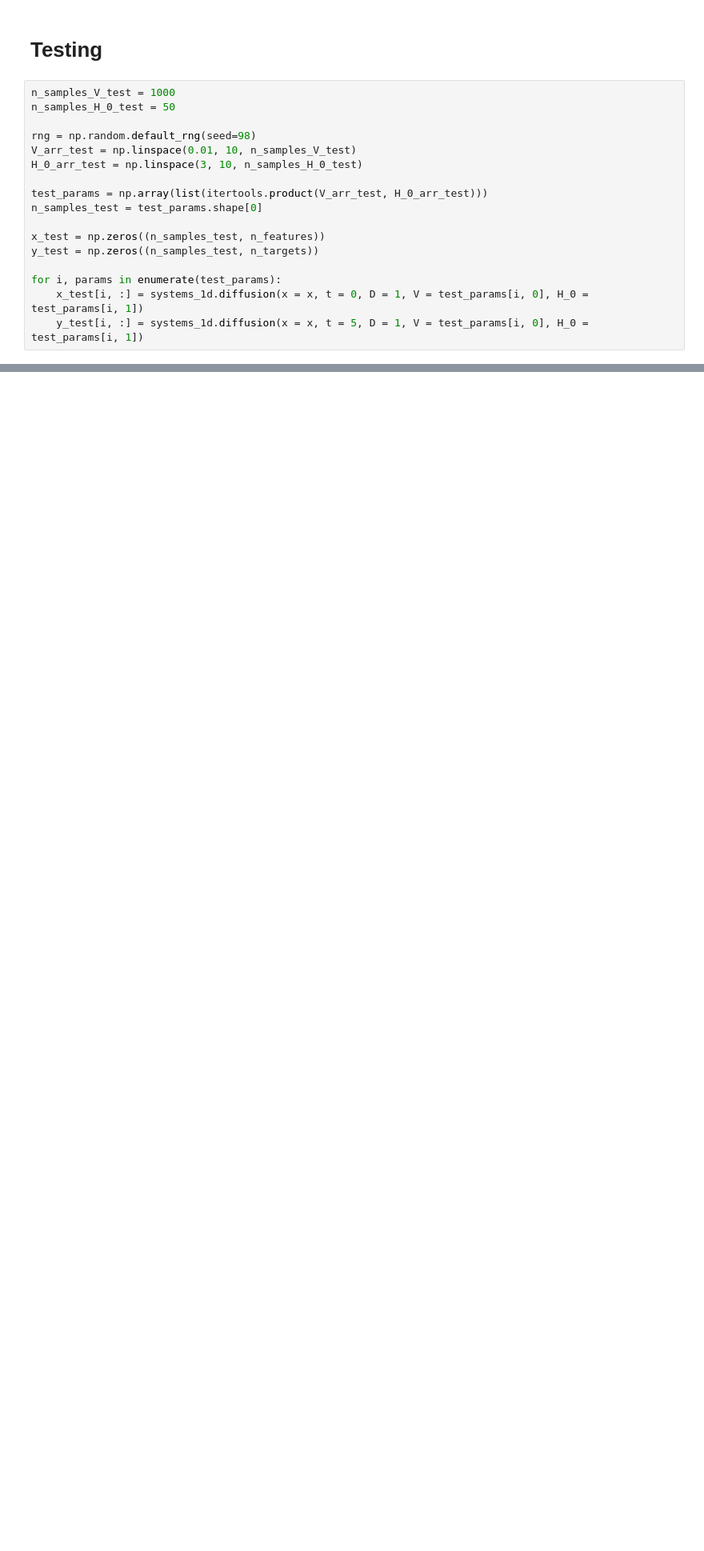
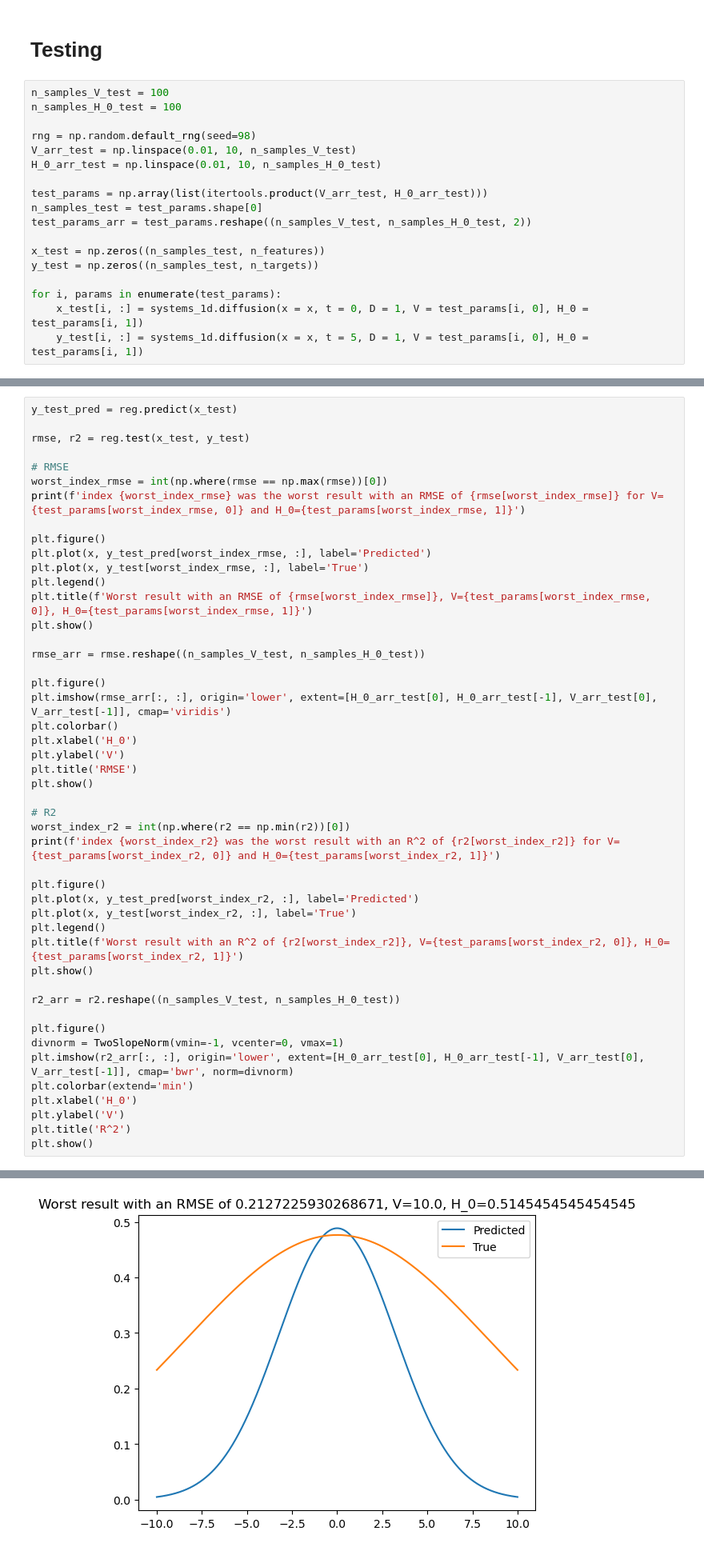
Before and after one commit to tomcjackc/Probabilistic-Operator-Learning-for-Climate-Model-Parameterisation, a Jupyter notebook: notebooks/diffusion_using_module.ipynb, the cells around one changed output, grey strips where cells are left out. Shown at 80% size. Drawn from its saved outputs; the diff is of its cells as text; blank space fills up the shorter version.

```diff
--- a/notebooks/diffusion_using_module.ipynb
+++ b/notebooks/diffusion_using_module.ipynb
@@ -83,15 +106,16 @@ Correlation: 0.9988504892822648
 # %% [markdown]
 # Testing
 # %%
-n_samples_V_test = 1000
-n_samples_H_0_test = 50
+n_samples_V_test = 100
+n_samples_H_0_test = 100
 
 rng = np.random.default_rng(seed=98)
 V_arr_test = np.linspace(0.01, 10, n_samples_V_test)
-H_0_arr_test = np.linspace(3, 10, n_samples_H_0_test)
+H_0_arr_test = np.linspace(0.01, 10, n_samples_H_0_test)
 
 test_params = np.array(list(itertools.product(V_arr_test, H_0_arr_test)))
 n_samples_test = test_params.shape[0]
+test_params_arr = test_params.reshape((n_samples_V_test, n_samples_H_0_test, 2))
 
 x_test = np.zeros((n_samples_test, n_features))
 y_test = np.zeros((n_samples_test, n_targets))
@@ -129,0 +126,48 @@ index 49950 was the worst result with an MSE of 0.017949509292919982 for V=10.0
+# %%
+y_test_pred = reg.predict(x_test)
+
+rmse, r2 = reg.test(x_test, y_test)
+
+# RMSE
+worst_index_rmse = int(np.where(rmse == np.max(rmse))[0])
+print(f'index {worst_index_rmse} was the worst result with an RMSE of {rmse[worst_index_rmse]} for V={test_params[worst_index_rmse, 0]} and H_0={test_params[worst_index_rmse, 1]}')
+
+plt.figure()
+plt.plot(x, y_test_pred[worst_index_rmse, :], label='Predicted')
+plt.plot(x, y_test[worst_index_rmse, :], label='True')
+plt.legend()
+plt.title(f'Worst result with an RMSE of {rmse[worst_index_rmse]}, V={test_params[worst_index_rmse, 0]}, H_0={test_params[worst_index_rmse, 1]}')
+plt.show()
+
+rmse_arr = rmse.reshape((n_samples_V_test, n_samples_H_0_test))
+
+plt.figure()
+plt.imshow(rmse_arr[:, :], origin='lower', extent=[H_0_arr_test[0], H_0_arr_test[-1], V_arr_test[0], V_arr_test[-1]], cmap='viridis')
+plt.colorbar()
+plt.xlabel('H_0')
+plt.ylabel('V')
+plt.title('RMSE')
+plt.show()
+
+# R2
+worst_index_r2 = int(np.where(r2 == np.min(r2))[0])
+print(f'index {worst_index_r2} was the worst result with an R^2 of {r2[worst_index_r2]} for V={test_params[worst_index_r2, 0]} and H_0={test_params[worst_index_r2, 1]}')
+
+plt.figure()
+plt.plot(x, y_test_pred[worst_index_r2, :], label='Predicted')
+plt.plot(x, y_test[worst_index_r2, :], label='True')
+plt.legend()
+plt.title(f'Worst result with an R^2 of {r2[worst_index_r2]}, V={test_params[worst_index_r2, 0]}, H_0={test_params[worst_index_r2, 1]}')
+plt.show()
+
+r2_arr = r2.reshape((n_samples_V_test, n_samples_H_0_test))
+
+plt.figure()
+divnorm = TwoSlopeNorm(vmin=-1, vcenter=0, vmax=1)
+plt.imshow(r2_arr[:, :], origin='lower', extent=[H_0_arr_test[0], H_0_arr_test[-1], V_arr_test[0], V_arr_test[-1]], cmap='bwr', norm=divnorm)
+plt.colorbar(extend='min')
+plt.xlabel('H_0')
+plt.ylabel('V')
+plt.title('R^2')
+plt.show()
+# %% [output]
@@ -129,0 +175 @@ index 49950 was the worst result with an MSE of 0.017949509292919982 for V=10.0
+[figure, added]
```
Also changed, not shown: parts of 6 cells of this notebook, 2 other files.
